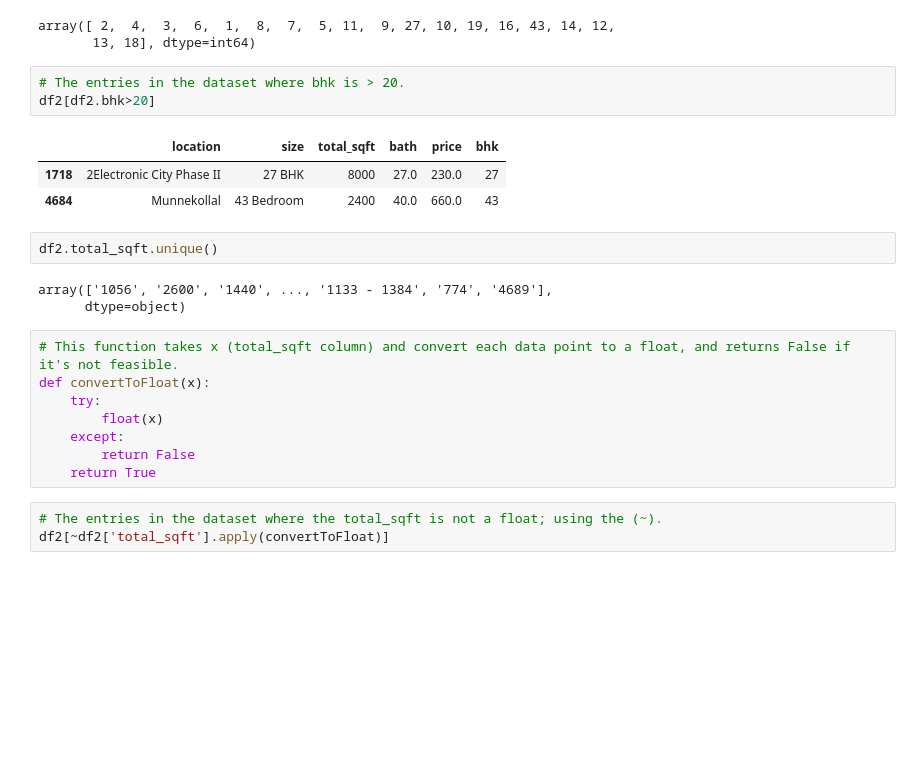
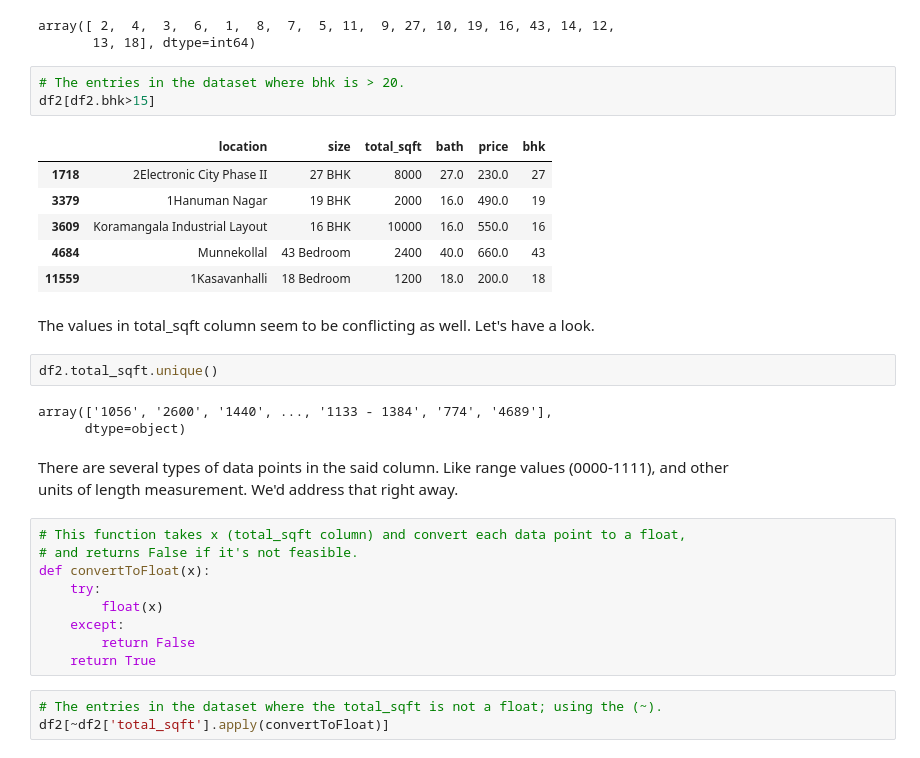
Before and after one commit to ifunanyaScript/House-Pricing-Regression, a Jupyter notebook: jupyter_notebook/notebook.ipynb, the cells around one changed output. Saved outputs shown, nothing was run; the diff lists cells and outputs as text; blank space fills up the shorter version.

```diff
--- a/jupyter_notebook/notebook.ipynb
+++ b/jupyter_notebook/notebook.ipynb
@@ -100,18 +105,26 @@ array([ 2,  4,  3,  6,  1,  8,  7,  5, 11,  9, 27, 10, 19, 16, 43, 14, 12,
        13, 18], dtype=int64)
 # %%
 # The entries in the dataset where bhk is > 20.
-df2[df2.bhk>20]
+df2[df2.bhk>15]
 # %% [output]
 |  | location | size | total_sqft | bath | price | bhk |
 | 1718 | 2Electronic City Phase II | 27 BHK | 8000 | 27.0 | 230.0 | 27 |
+| 3379 | 1Hanuman Nagar | 19 BHK | 2000 | 16.0 | 490.0 | 19 |
+| 3609 | Koramangala Industrial Layout | 16 BHK | 10000 | 16.0 | 550.0 | 16 |
 | 4684 | Munnekollal | 43 Bedroom | 2400 | 40.0 | 660.0 | 43 |
+| 11559 | 1Kasavanhalli | 18 Bedroom | 1200 | 18.0 | 200.0 | 18 |
+# %% [markdown]
+The values in total_sqft column seem to be conflicting as well. Let's have a look.
 # %%
 df2.total_sqft.unique()
 # %% [output]
 array(['1056', '2600', '1440', ..., '1133 - 1384', '774', '4689'],
       dtype=object)
+# %% [markdown]
+There are several types of data points in the said column. Like range values (0000-1111), and other <br>units of length measurement. We'd address that right away.
 # %%
-# This function takes x (total_sqft column) and convert each data point to a float, and returns False if it's not feasible.
+# This function takes x (total_sqft column) and convert each data point to a float,
+# and returns False if it's not feasible.
 def convertToFloat(x):
     try:
         float(x)
```
Also changed, not shown: parts of 48 cells of this notebook.
